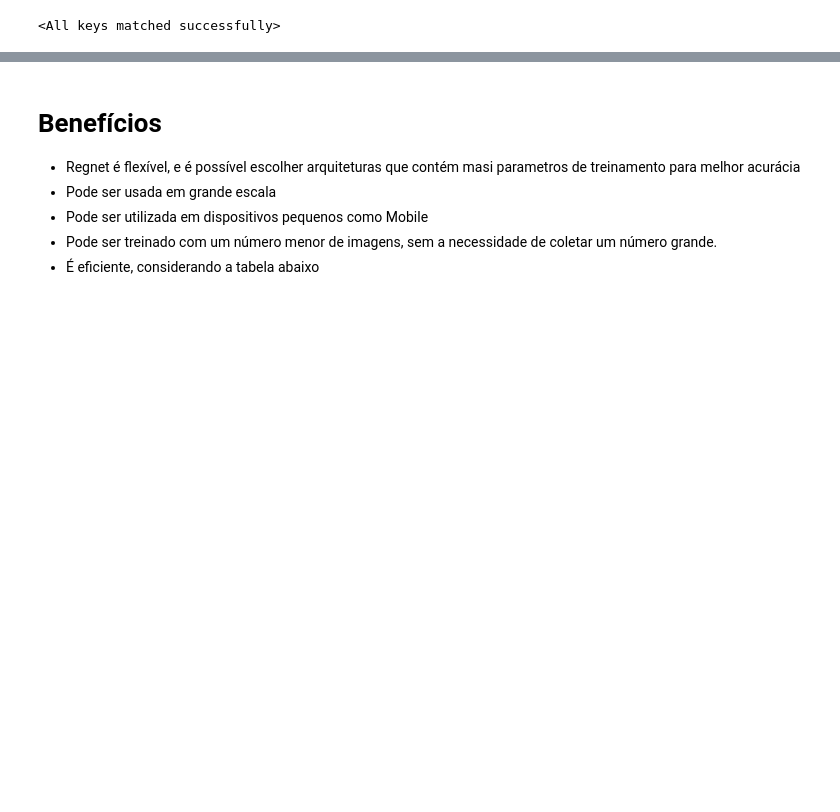
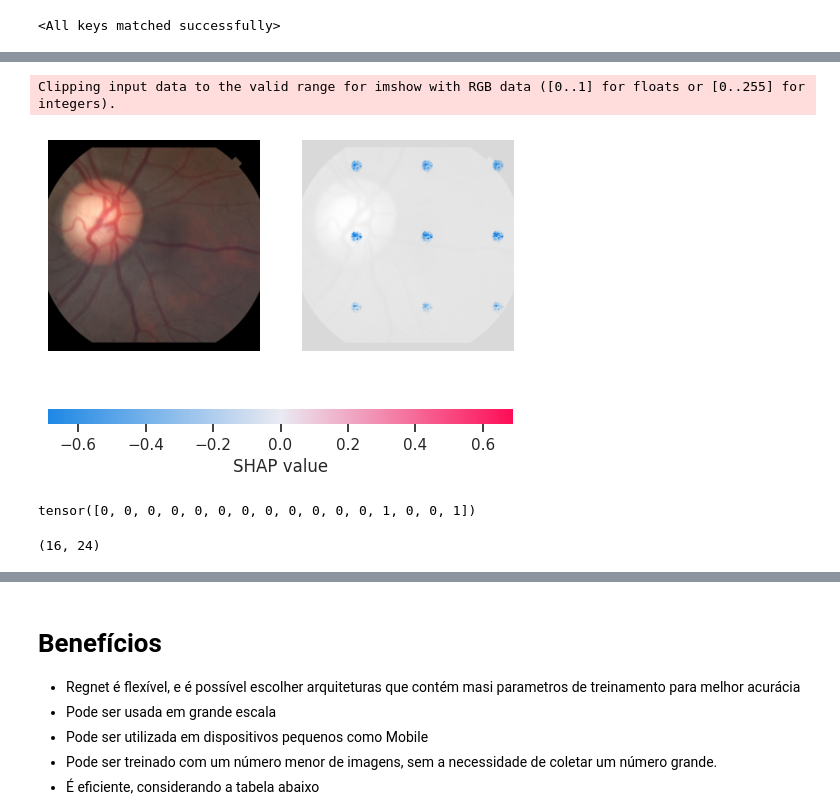
Before and after one commit to FelipeMarcelino/glaucoma, a Jupyter notebook: notebooks/results_v2.ipynb, the cells around one changed output, grey strips where cells are left out. Saved outputs shown, nothing was run; the diff lists cells and outputs as text; code cells hidden in the pictures; blank space fills up the shorter version.

```diff
--- a/notebooks/results_v2.ipynb
+++ b/notebooks/results_v2.ipynb
@@ -444,0 +537,13 @@ Original Traceback (most recent call last):
+# %%
+shap.image_plot(shap_values_photo1.reshape(16,299,299,3)[10],  only_image_2.reshape(299,299,3),width=20,aspect=0.2)
+# %% [output]
+Clipping input data to the valid range for imshow with RGB data ([0..1] for floats or [0..255] for integers).
+[figure, added]
+# %%
+labels_train
+# %% [output]
+tensor([0, 0, 0, 0, 0, 0, 0, 0, 0, 0, 0, 0, 1, 0, 0, 1])
+# %%
+shap_values_numerical.shape
+# %% [output]
+(16, 24)
```
Also changed, not shown: parts of 28 cells of this notebook, 3 other files.
